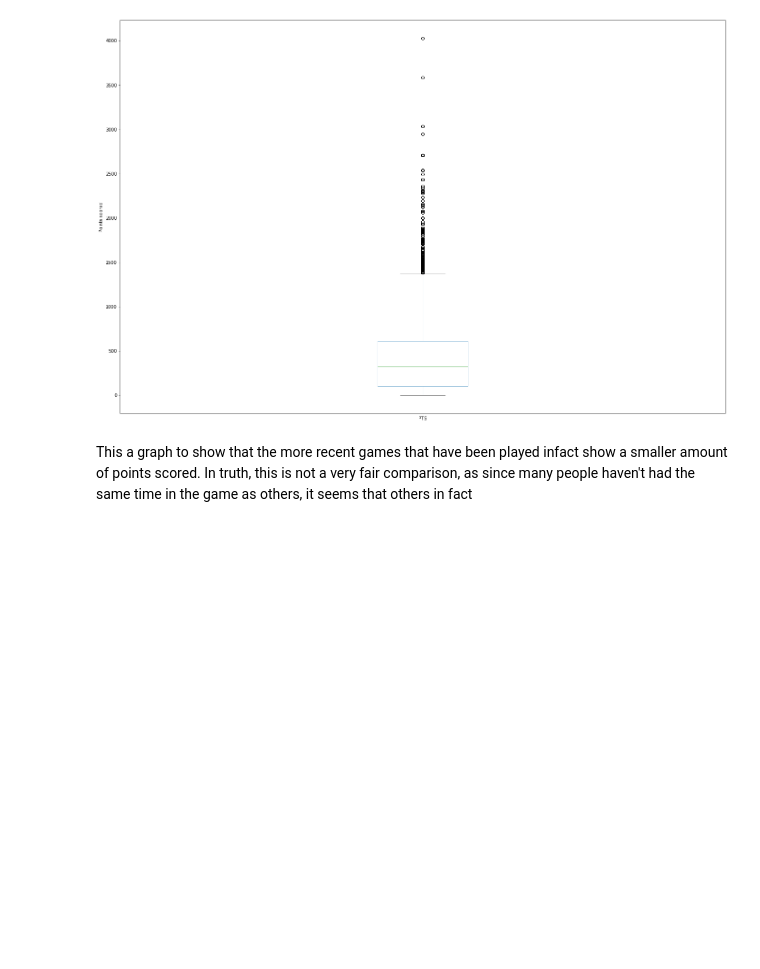
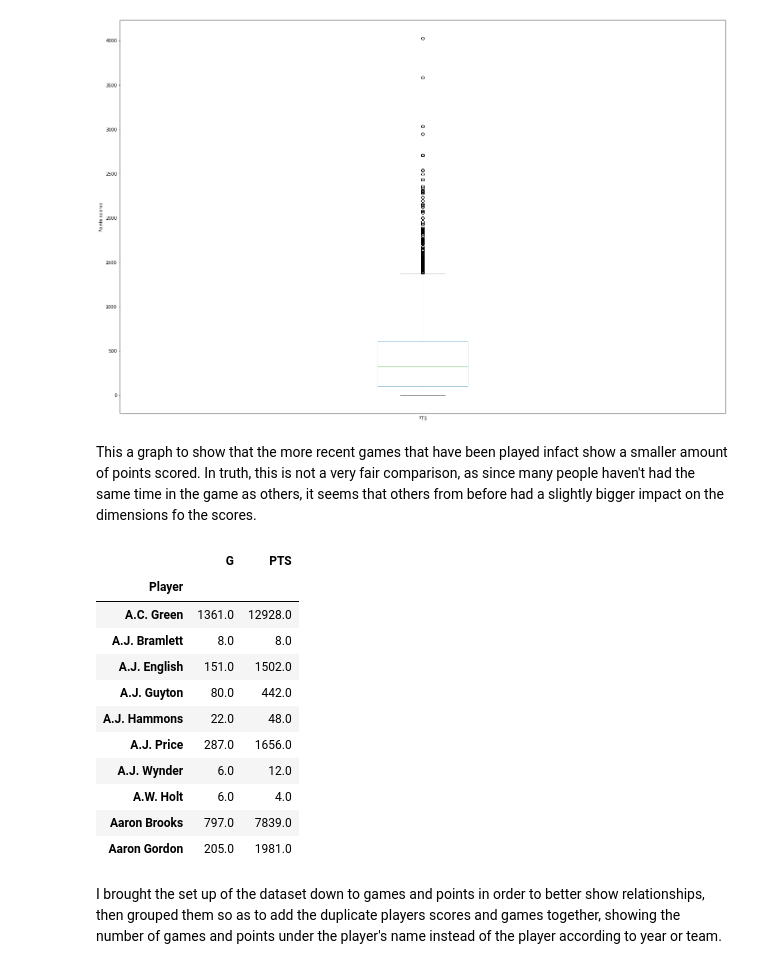
Before and after one commit to CS-UCR/cs105-prj-phase3-tuttifrutti, a Jupyter notebook: EDA.ipynb, the cells around one changed output. Drawn from its saved outputs; the diff is of its cells as text; code cells hidden in the pictures; blank space fills up the shorter version.

```diff
--- a/EDA.ipynb
+++ b/EDA.ipynb
@@ -38,4 +38,25 @@ plt.show()
 # %% [output]
 [figure]
 # %% [markdown]
-This a graph to show that the more recent games that have been played infact show a smaller amount of points scored. In truth, this is not a very fair comparison, as since many people haven't had the same time in the game as others, it seems that others in fact
+This a graph to show that the more recent games that have been played infact show a smaller amount of points scored. In truth, this is not a very fair comparison, as since many people haven't had the same time in the game as others, it seems that others from before had a slightly bigger impact on the dimensions fo the scores.
+# %%
+SS.drop(columns= {'Unnamed: 0', 'Year', 'Pos', 'Age','Tm', 'GS', 'MP', 'PER', 'TS%', '3PAr', 'FT%', 'ORB', 'DRB', 'TRB', 'AST', 'STL', 'BLK', 'TOV', 'PF', 'FTr', 'ORB%', 'DRB%', 'TRB%', 'AST%', 'STL%', 'BLK%', 'TOV%', 'USG%', '3P', '3PA', '3P%', '2P', '2PA', '2P%', 'eFG%', 'FT', 'FTA', 'blanl', 'OWS', 'DWS', 'WS', 'WS/48', 'blank2', 'OBPM', 'DBPM', 'BPM', 'VORP', 'FG', 'FGA', 'FG%'}, inplace=True)
+SS = SS.dropna(axis=0, how='any')
+SS = SS.set_index('Player')
+SS = SS.groupby(['Player']).agg({'G': 'sum', 'PTS': 'sum'})
+SS.head(n = 10)
+# %% [output]
+|  | G | PTS |
+| Player |  |  |
+| A.C. Green | 1361.0 | 12928.0 |
+| A.J. Bramlett | 8.0 | 8.0 |
+| A.J. English | 151.0 | 1502.0 |
+| A.J. Guyton | 80.0 | 442.0 |
+| A.J. Hammons | 22.0 | 48.0 |
+| A.J. Price | 287.0 | 1656.0 |
+| A.J. Wynder | 6.0 | 12.0 |
+| A.W. Holt | 6.0 | 4.0 |
+| Aaron Brooks | 797.0 | 7839.0 |
+| Aaron Gordon | 205.0 | 1981.0 |
+# %% [markdown]
+I brought the set up of the dataset down to games and points in order to better show relationships, then grouped them so as to add the duplicate players scores and games together, showing the number of games and points under the player's name instead of the player according to year or team.
```
Also changed, not shown: parts of 9 cells of this notebook.
